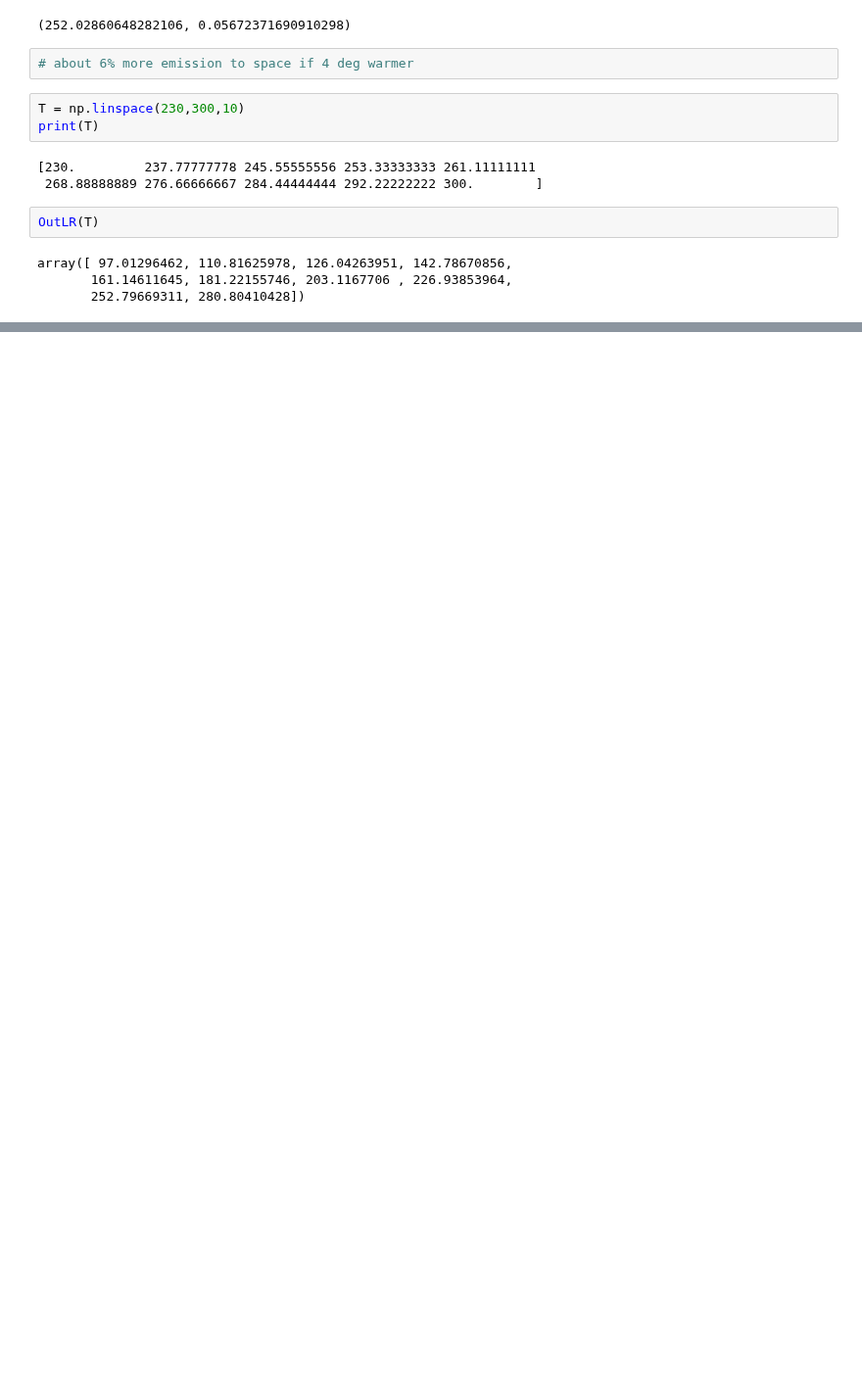
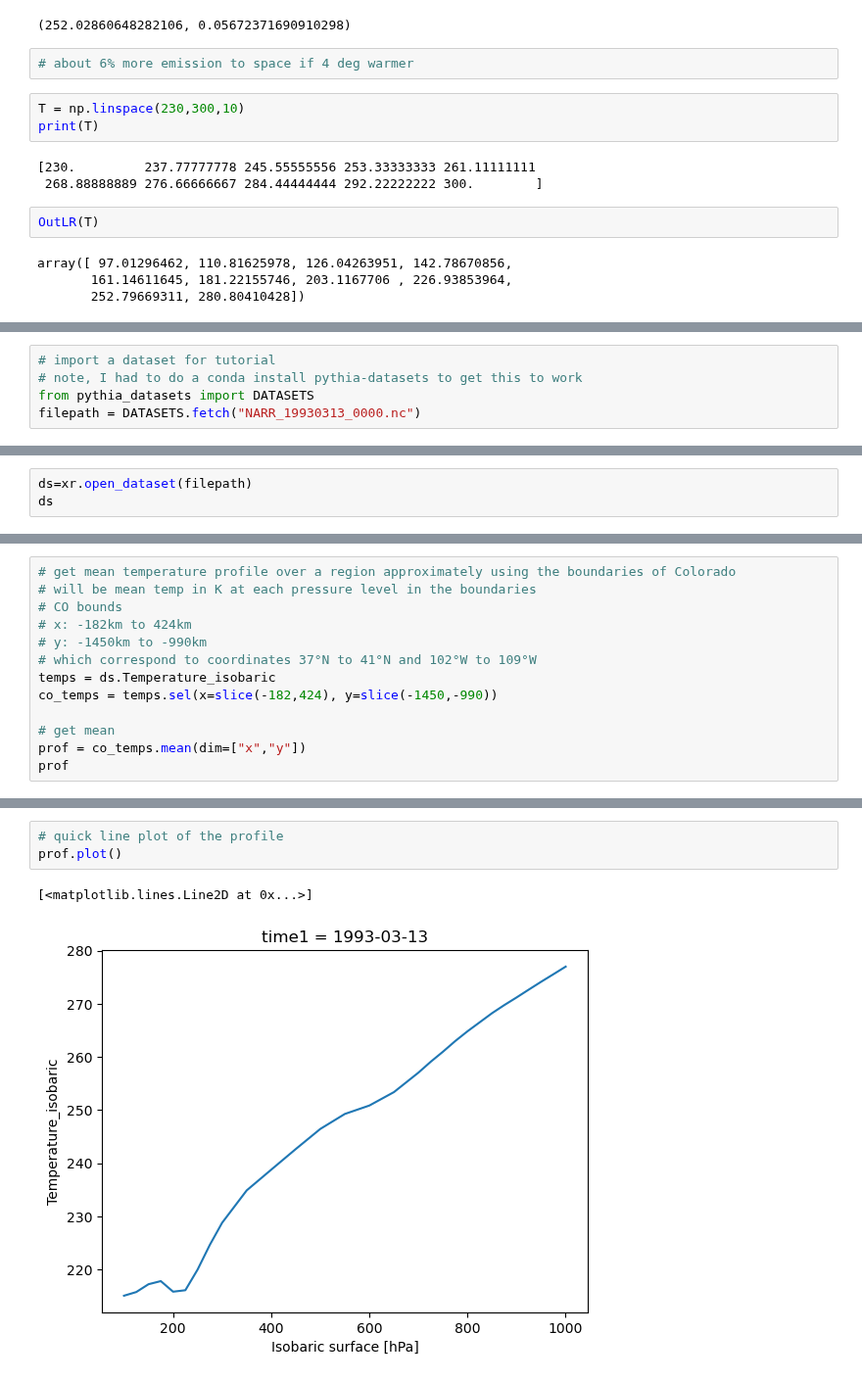
Before and after one commit to tedscott/HeatWaves, a Jupyter notebook: TutorialSandbox.ipynb, the cells around one changed output, grey strips where cells are left out. Shown at 98% size. Drawn from its saved outputs; the diff is of its cells as text; blank space fills up the shorter version.

Commit message:
working on more xarray tutorial stuff

```diff
--- a/TutorialSandbox.ipynb
+++ b/TutorialSandbox.ipynb
@@ -30,0 +383,5 @@ array([ 97.01296462, 110.81625978, 126.04263951, 142.78670856,
+# %%
+# import a dataset for tutorial
+# note, I had to do a conda install pythia-datasets to get this to work
+from pythia_datasets import DATASETS
+filepath = DATASETS.fetch("NARR_19930313_0000.nc")
@@ -30,0 +390,3 @@ array([ 97.01296462, 110.81625978, 126.04263951, 142.78670856,
+# %%
+ds=xr.open_dataset(filepath)
+ds
@@ -30,0 +494,13 @@ array([ 97.01296462, 110.81625978, 126.04263951, 142.78670856,
+# %%
+# get mean temperature profile over a region approximately using the boundaries of Colorado
+# will be mean temp in K at each pressure level in the boundaries
+# CO bounds
+# x: -182km to 424km
+# y: -1450km to -990km
+# which correspond to coordinates 37°N to 41°N and 102°W to 109°W
+temps = ds.Temperature_isobaric
+co_temps = temps.sel(x=slice(-182,424), y=slice(-1450,-990))
+
+# get mean
+prof = co_temps.mean(dim=["x","y"])
+prof
@@ -30,0 +518,6 @@ array([ 97.01296462, 110.81625978, 126.04263951, 142.78670856,
+# %%
+# quick line plot of the profile
+prof.plot()
+# %% [output]
+[<matplotlib.lines.Line2D at 0x...>]
+[figure, added]
```
Also changed, not shown: parts of 35 cells of this notebook.
